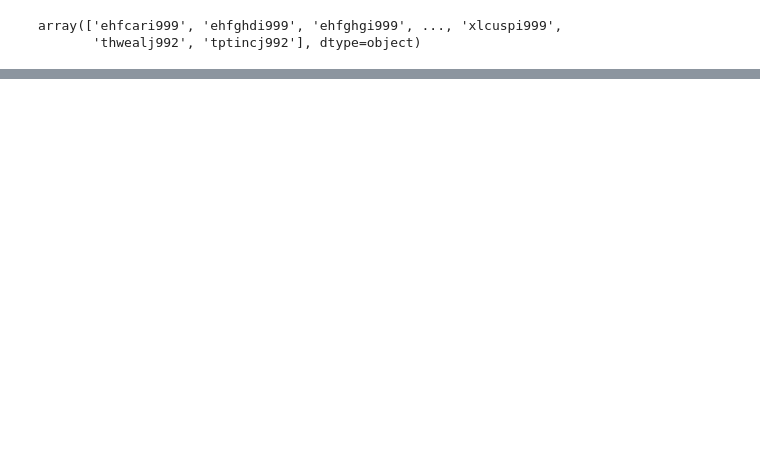
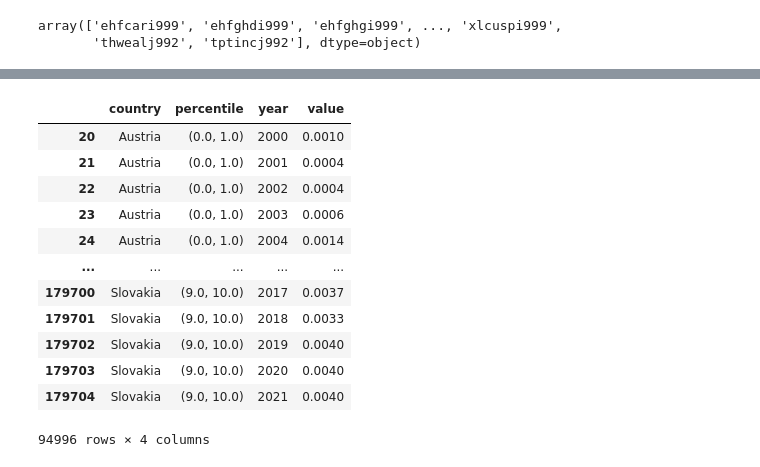
Before and after one commit to tofsi/tda_wid, a Jupyter notebook: playground.ipynb, the cells around one changed output, grey strips where cells are left out. Cells and saved outputs as stored; diff of their text form; code cells hidden in the pictures; blank space fills up the shorter version.

```diff
--- a/playground.ipynb
+++ b/playground.ipynb
@@ -89,0 +167,21 @@ sns.lineplot(
+# %%
+def check_if_all_data_exists(df):
+    country_names = df["country"].unique()
+    bad_countries = set()
+
+    for year in df["year"].unique():
+        year_df = df[df["year"] == year]
+        for country in country_names:
+            if len(year_df[year_df["country"] == country]["percentile"].unique()) < len(
+                percentiles
+            ):
+                bad_countries.add(country)
+                print(year, country)
+    return bad_countries
+
+
+bad_countries = check_if_all_data_exists(post_tax_income)
+for country in bad_countries:
+    post_tax_income = post_tax_income[post_tax_income["country"] != country]
+print(post_tax_income["country"].unique())
+country_list = list(np.sort(post_tax_income["country"].unique()))
@@ -89,0 +204,16 @@ sns.lineplot(
+# %%
+post_tax_income
+# %% [output]
+|  | country | percentile | year | value |
+| 20 | Austria | (0.0, 1.0) | 2000 | 0.0010 |
+| 21 | Austria | (0.0, 1.0) | 2001 | 0.0004 |
+| 22 | Austria | (0.0, 1.0) | 2002 | 0.0004 |
+| 23 | Austria | (0.0, 1.0) | 2003 | 0.0006 |
+| 24 | Austria | (0.0, 1.0) | 2004 | 0.0014 |
+| ... | ... | ... | ... | ... |
+| 179700 | Slovakia | (9.0, 10.0) | 2017 | 0.0037 |
+| 179701 | Slovakia | (9.0, 10.0) | 2018 | 0.0033 |
+| 179702 | Slovakia | (9.0, 10.0) | 2019 | 0.0040 |
+| 179703 | Slovakia | (9.0, 10.0) | 2020 | 0.0040 |
+| 179704 | Slovakia | (9.0, 10.0) | 2021 | 0.0040 |
+94996 rows × 4 columns
```
Also changed, not shown: parts of 19 cells of this notebook.
